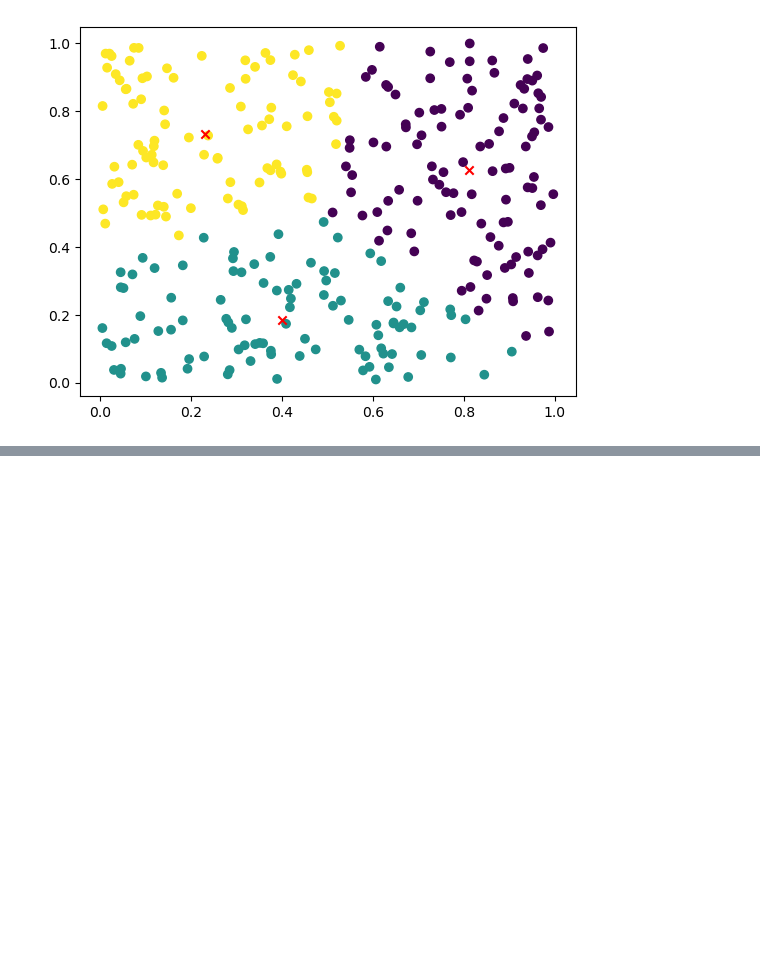
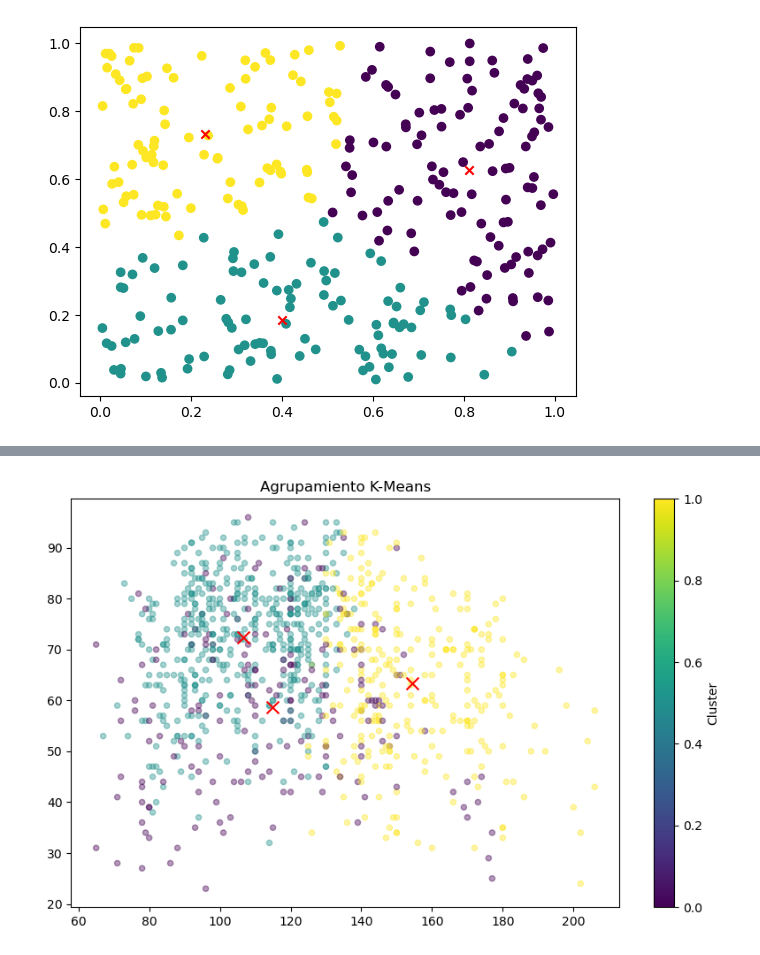
Before and after one commit to SergioGonzalez24/IA-TEC, a Jupyter notebook: Uresti/Modulo2/test.ipynb, the cells around one changed output, grey strips where cells are left out. Cells and saved outputs as stored; diff of their text form; code cells hidden in the pictures; blank space fills up the shorter version.

```diff
--- a/Uresti/Modulo2/test.ipynb
+++ b/Uresti/Modulo2/test.ipynb
@@ -87,0 +205,62 @@ plt.show()
+# %%
+import numpy as np
+import pandas as pd
+import matplotlib.pyplot as plt
+
+def kmeans(dataset, k, max_iters=100):
+    num_samples, num_features = dataset.shape
+
+    # Inicialización aleatoria de los centroides
+    centroids = dataset[np.random.choice(num_samples, k, replace=False)]
+
+    for _ in range(max_iters):
+        # Asignar cada punto al centroide más cercano
+        distances = np.linalg.norm(dataset[:, np.newaxis] - centroids, axis=2)
+        labels = np.argmin(distances, axis=1)
+
+        # Actualizar los centroides basados en la asignación
+        new_centroids = np.array([dataset[labels == i].mean(axis=0) for i in range(k)])
+
+        # Comprobar si los centroides han convergido
+        if np.all(centroids == new_centroids):
+            break
+
+        centroids = new_centroids
+
+    return centroids, labels
+
+# Cargar el dataset desde un archivo CSV usando pandas
+csv_file = '/Users/sergiogonzalez/Documents/GitHub/IA-TEC/Uresti/Modulo2/spotify-2023.csv'
+df = pd.read_csv(csv_file, encoding='ISO-8859-1')
+
+
+# Seleccionar las columnas que se usarán para el clustering
+
+
+selected_columns = ['bpm', 'danceability_%', 'valence_%', 'energy_%', 'acousticness_%',
+                   'instrumentalness_%', 'liveness_%', 'speechiness_%']
+
+# Convertir las columnas a tipos numéricos
+numeric_df = df[selected_columns].apply(pd.to_numeric, errors='coerce')
+
+# Eliminar filas con valores nulos después de la conversión
+numeric_df = numeric_df.dropna()
+
+# Obtener los datos del DataFrame
+data = numeric_df.values
+
+# Número de clusters (k)
+num_clusters = 3
+
+# Ejecutar el algoritmo K-Means
+centroids, labels = kmeans(data, num_clusters)
+
+# Visualización
+plt.figure(figsize=(10, 6))
+plt.scatter(data[:, 0], data[:, 1], c=labels, cmap='viridis', alpha=0.4, s=20)
+plt.scatter(centroids[:, 0], centroids[:, 1], c="red", marker="x", s=100)
+plt.title('Agrupamiento K-Means')
+plt.colorbar(label='Cluster')
+plt.show()
+# %% [output]
+[figure, added]
```
Also changed, not shown: parts of 8 cells of this notebook, 3 other files.
